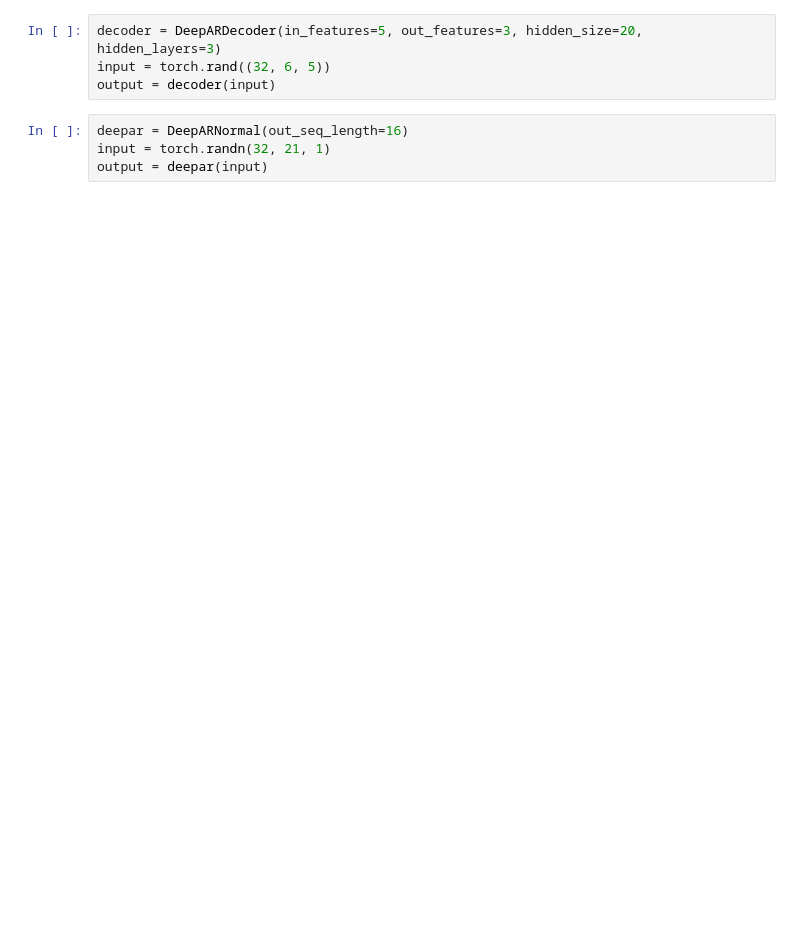
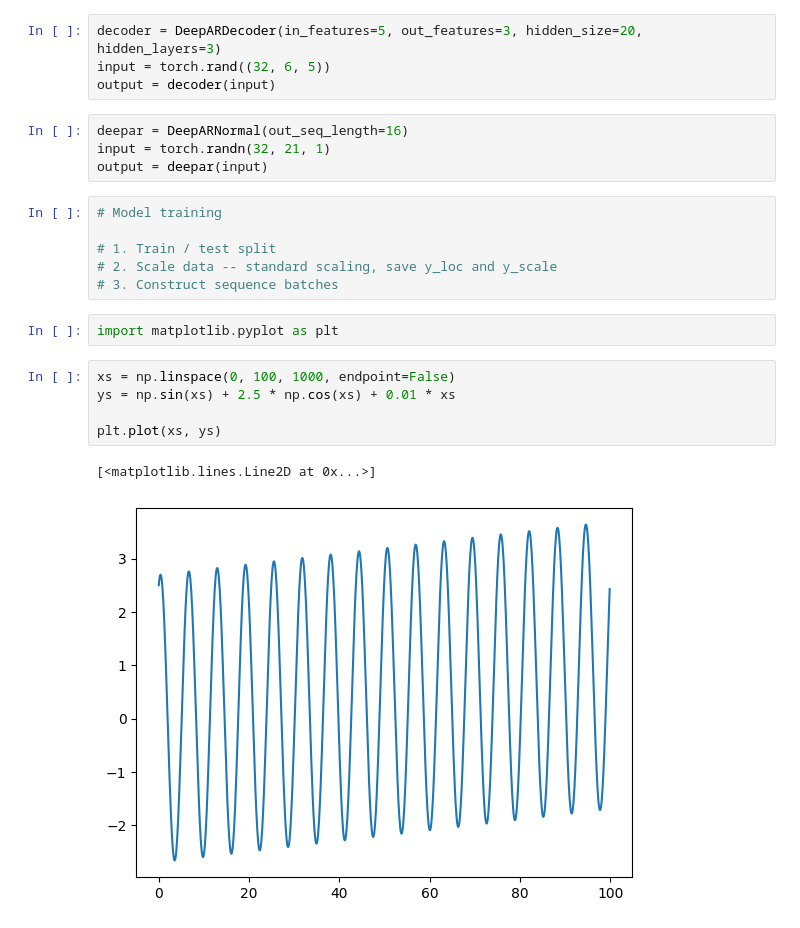
Before and after one commit to lmalms/sequence-learners, a Jupyter notebook: bikes/06_deepar.ipynb, the cells around one changed output. Cells and saved outputs as stored; diff of their text form; blank space fills up the shorter version.

Commit message:
WIP training DeepAR model

```diff
--- a/bikes/06_deepar.ipynb
+++ b/bikes/06_deepar.ipynb
@@ -227,3 +226,19 @@ output = decoder(input)
 deepar = DeepARNormal(out_seq_length=16)
 input = torch.randn(32, 21, 1)
 output = deepar(input)
+# %%
+# Model training
+
+# 1. Train / test split
+# 2. Scale data -- standard scaling, save y_loc and y_scale
+# 3. Construct sequence batches
+# %%
+import matplotlib.pyplot as plt
+# %%
+xs = np.linspace(0, 100, 1000, endpoint=False)
+ys = np.sin(xs) + 2.5 * np.cos(xs) + 0.01 * xs
+
+plt.plot(xs, ys)
+# %% [output]
+[<matplotlib.lines.Line2D at 0x...>]
+[figure, added]
```
Also changed, not shown: parts of 10 cells of this notebook.
